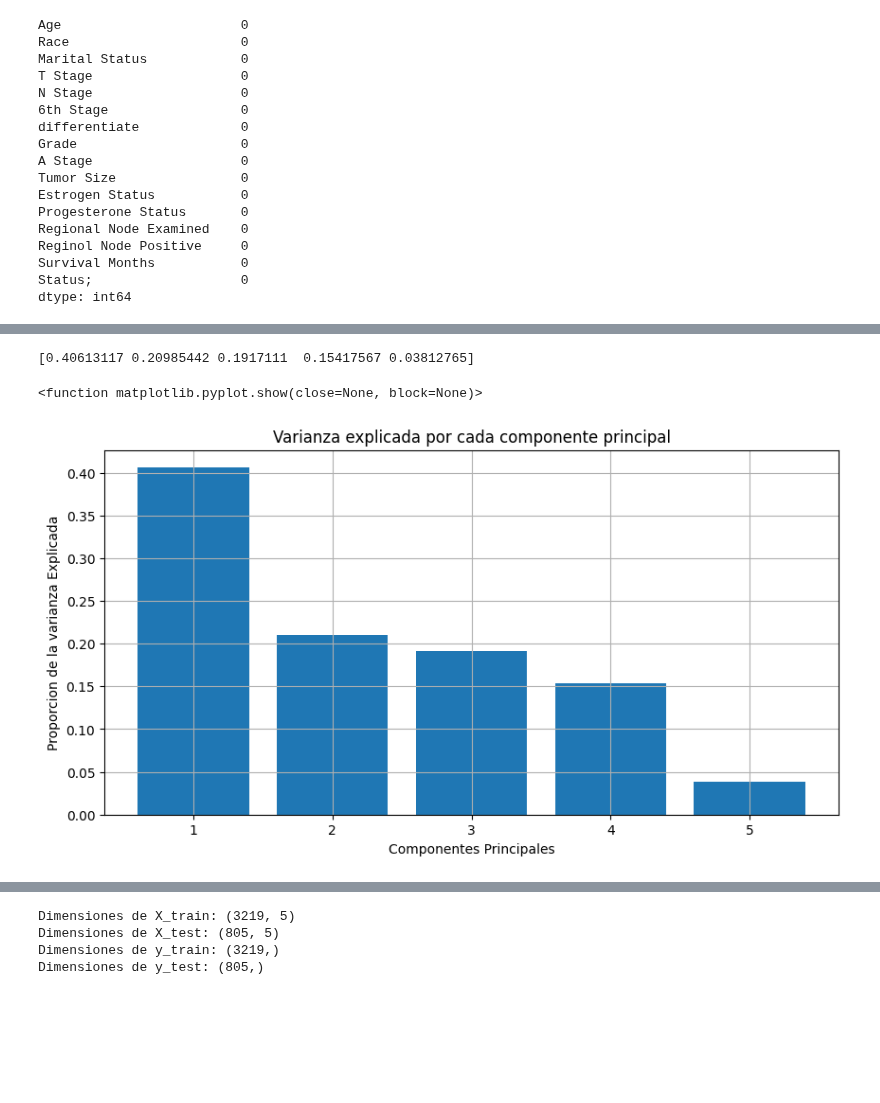
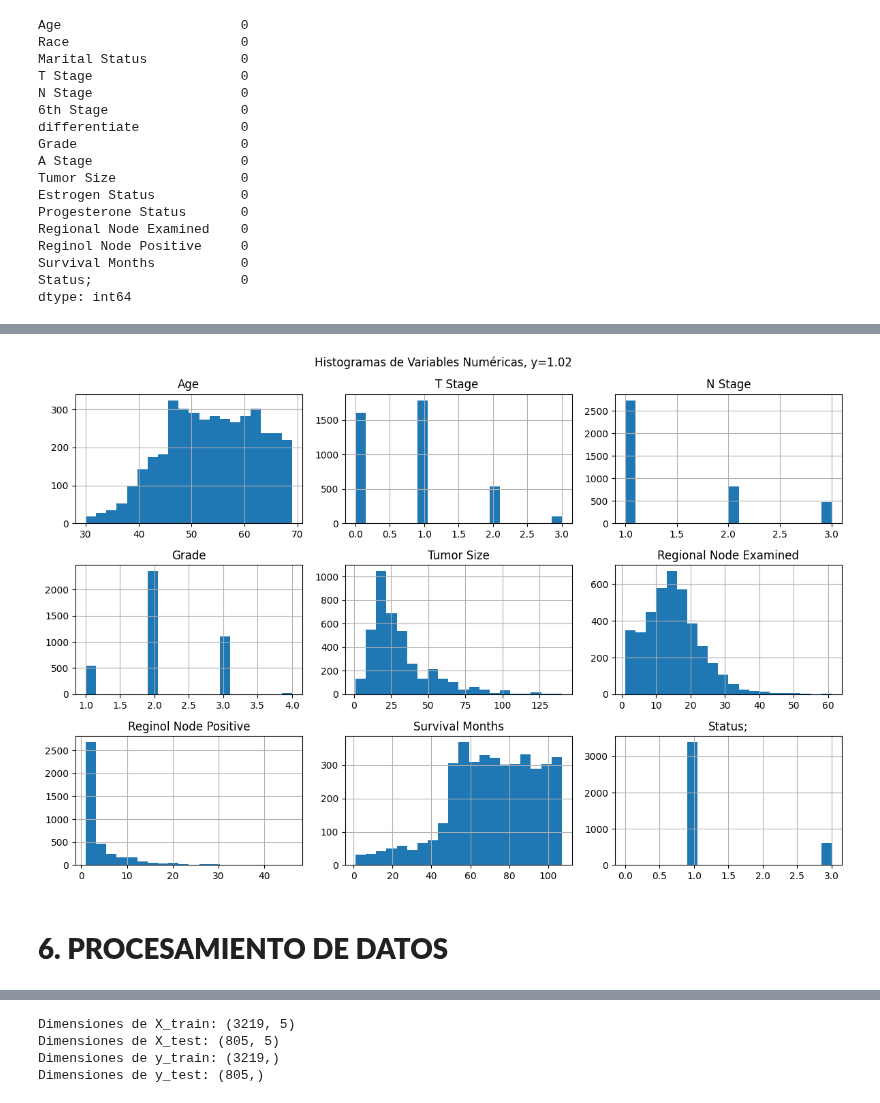
Before and after one commit to Betsymer14/-Proyecto-DS-ParteI-Betsymer-Lugo-.ipynb-, a Jupyter notebook: Copia_de_Untitled2.ipynb, the cells around one changed output, grey strips where cells are left out. Saved outputs shown, nothing was run; the diff lists cells and outputs as text; code cells hidden in the pictures; blank space fills up the shorter version.

```diff
--- a/Copia_de_Untitled2.ipynb
+++ b/Copia_de_Untitled2.ipynb
@@ -248,0 +240,3 @@ dtype: int64
+# %%
+numerical_features = df.select_dtypes(include=np.number).columns.tolist()
+numerical_features
@@ -249,25 +253,15 @@ dtype: int64
+# %%
+df[numerical_features].hist(figsize=(12, 8), bins=20)
+plt.suptitle('Histogramas de Variables Numéricas, y=1.02')
+plt.tight_layout()
+plt.show()
+# %% [output]
+[figure, added]
+# %% [markdown]
+# **6. PROCESAMIENTO DE DATOS**
 # %%
 X= df[['Age', 'T Stage ', 'Grade', 'Tumor Size', 'N Stage']]
 y= df['Status;']
 # %%
 scaler = StandardScaler()
 X_scaled = scaler.fit_transform(X)
-# %%
-pca = PCA()
-X_pca = pca.fit_transform(X_scaled)
-
-explaine_variance = pca.explained_variance_ratio_
-print(explaine_variance)
-# %% [output]
-[0.40613117 0.20985442 0.1917111  0.15417567 0.03812765]
-# %%
-plt.figure(figsize=(10,5))
-plt.bar(range(1, len(explaine_variance) + 1), explaine_variance)
-plt.xlabel('Componentes Principales')
-plt.ylabel('Proporcion de la varianza Explicada')
-plt.title('Varianza explicada por cada componente principal')
-plt.grid(True)
-plt.show
-# %% [output]
-<function matplotlib.pyplot.show(close=None, block=None)>
-[figure, removed]
```
Also changed, not shown: parts of 26 cells of this notebook.
